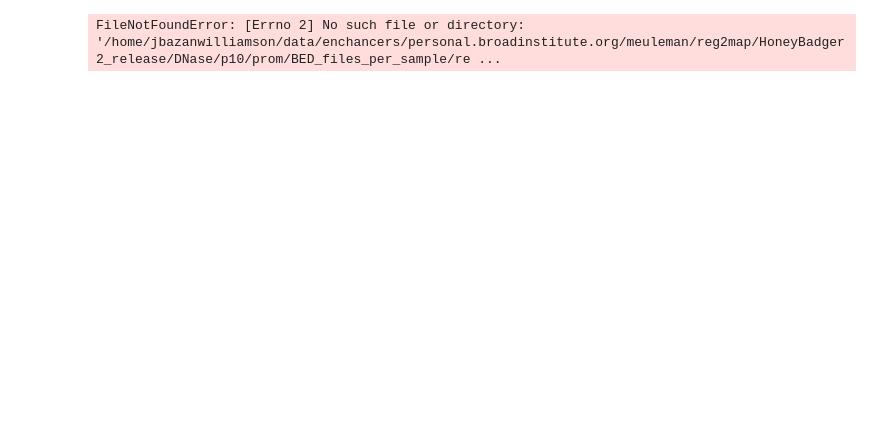
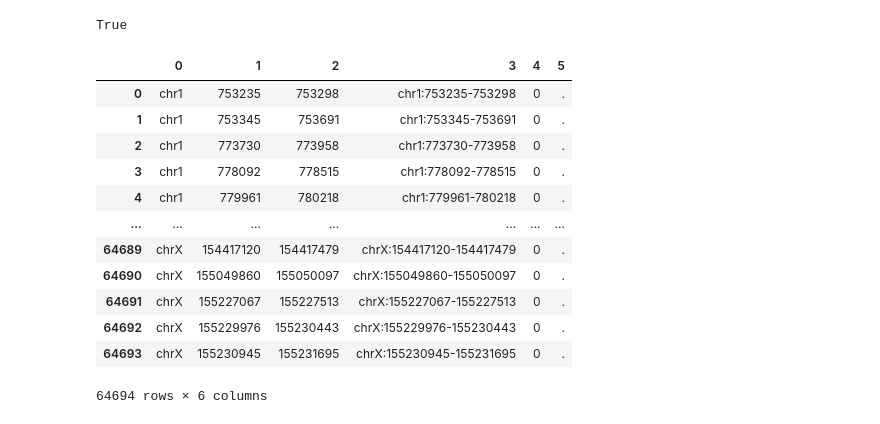
Before and after one commit to LuciaBazanW/Enhancer-Regions-Dplus, a Jupyter notebook: Enhancers.ipynb, the cells around one changed output. Drawn from its saved outputs; the diff is of its cells as text; code cells hidden in the pictures; blank space fills up the shorter version.

```diff
--- a/Enhancers.ipynb
+++ b/Enhancers.ipynb
@@ -7,8 +6,26 @@ import allel
+# %%
+import os
+os.path.exists('/branchinecta/shared/humans/ALL.chr1.phase3_shapeit2_mvncall_integrated_v5a.20130502.genotypes.vcf.gz')
+# %% [output]
+True
 # %%
-t_cells_primary_blood = pd.read_csv('/home/jbazanwilliamson/)
+#ENHANCER REGIONS
+t_cells_primary_blood = pd.read_csv('/home/jbazanwilliamson/data-enhancers/personal.broadinstitute.org/meuleman/reg2map/HoneyBadger2_release/DNase/p10/enh/BED_files_per_sample/regions_enh_E034.bed.gz', sep='\t', header=None)
 
 #vcf_chr1 = pd.read_csv('/home/1000genome_data/ALL.chr1.phase3_shapeit2_mvncall_integrated_v5a.20130502.genotypes.vcf.gz')
-f = pd.read('/var/')
+t_cells_primary_blood
 # %% [output]
+|  | 0 | 1 | 2 | 3 | 4 | 5 |
+| 0 | chr1 | 753235 | 753298 | chr1:753235-753298 | 0 | . |
+| 1 | chr1 | 753345 | 753691 | chr1:753345-753691 | 0 | . |
+| 2 | chr1 | 773730 | 773958 | chr1:773730-773958 | 0 | . |
+| 3 | chr1 | 778092 | 778515 | chr1:778092-778515 | 0 | . |
+| 4 | chr1 | 779961 | 780218 | chr1:779961-780218 | 0 | . |
+| ... | ... | ... | ... | ... | ... | ... |
+| 64689 | chrX | 154417120 | 154417479 | chrX:154417120-154417479 | 0 | . |
+| 64690 | chrX | 155049860 | 155050097 | chrX:155049860-155050097 | 0 | . |
+| 64691 | chrX | 155227067 | 155227513 | chrX:155227067-155227513 | 0 | . |
+| 64692 | chrX | 155229976 | 155230443 | chrX:155229976-155230443 | 0 | . |
+| 64693 | chrX | 155230945 | 155231695 | chrX:155230945-155231695 | 0 | . |
-FileNotFoundError: [Errno 2] No such file or directory: '/home/jbazanwilliamson/data/enchancers/personal.broadinstitute.org/meuleman/reg2map/HoneyBadger2_release/DNase/p10/prom/BED_files_per_sample/re ...
+64694 rows × 6 columns
 # %%
```
Also changed, not shown: parts of 21 cells of this notebook.
